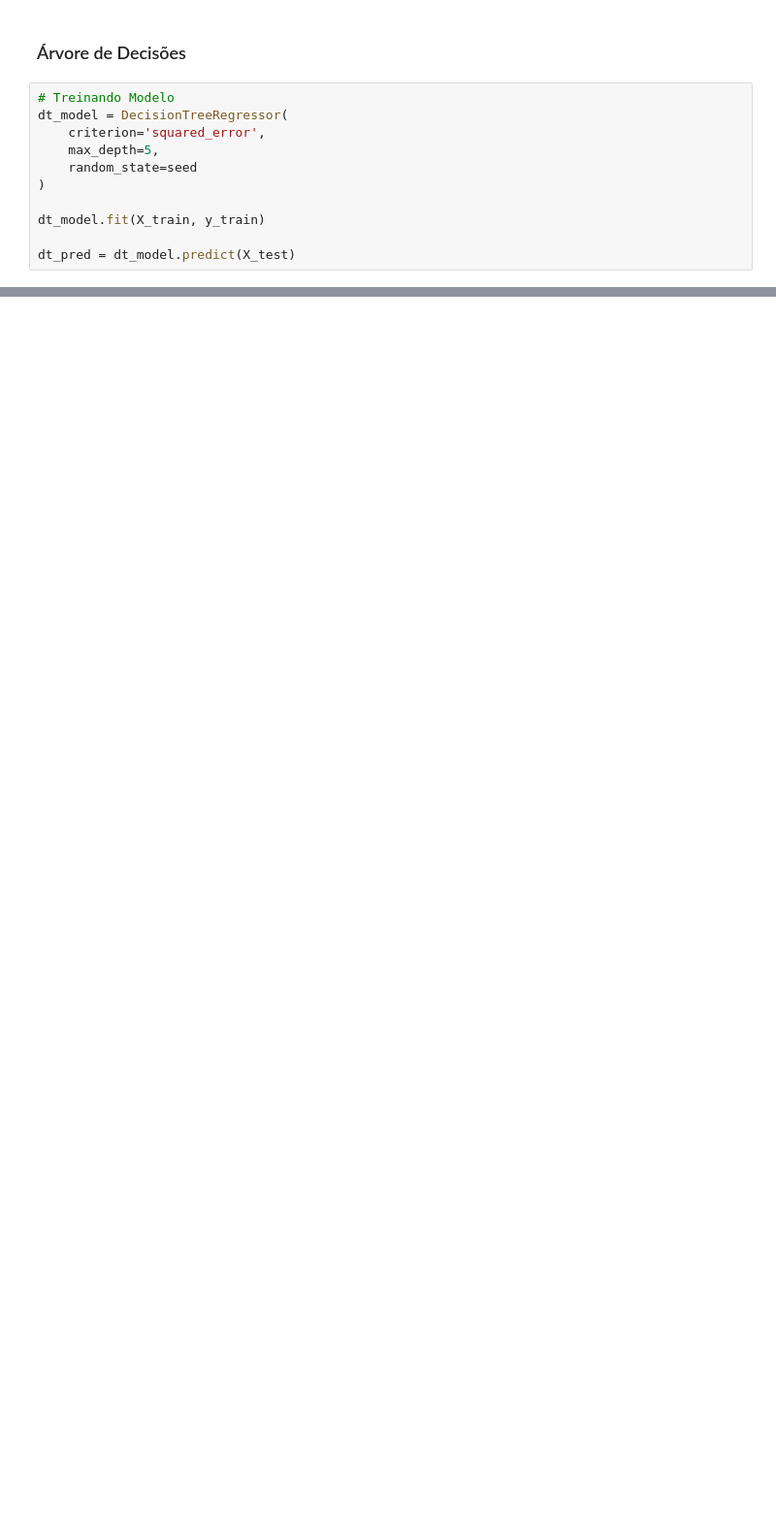
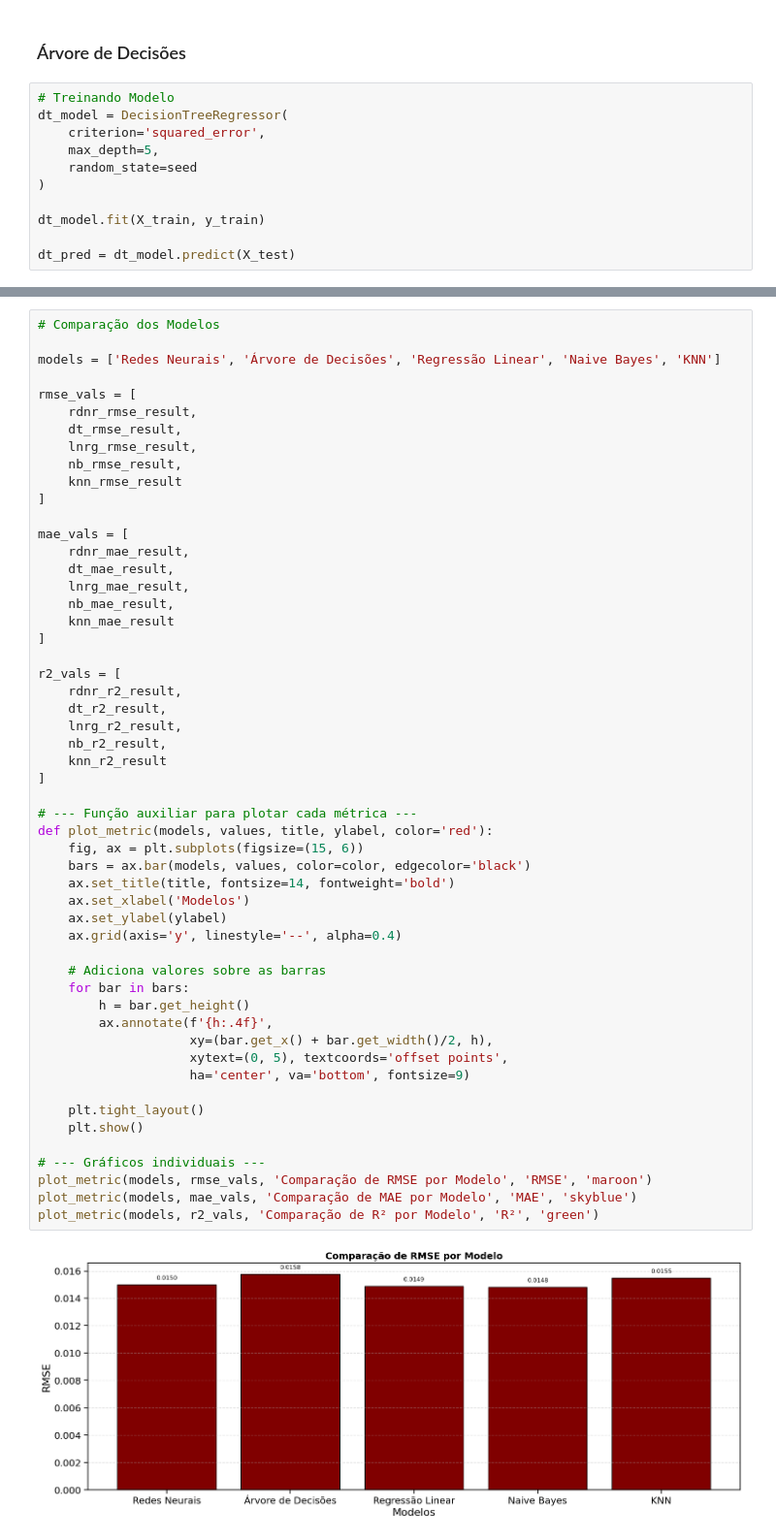
Before and after one commit to t-dlsantos/house-rent-regression-prediction, a Jupyter notebook: house-rent-regression.ipynb, the cells around one changed output, grey strips where cells are left out. Shown at 97% size. Drawn from its saved outputs; the diff is of its cells as text; blank space fills up the shorter version.

```diff
--- a/house-rent-regression.ipynb
+++ b/house-rent-regression.ipynb
@@ -689,0 +769,55 @@ R2: 0.6998
+# %%
+# Comparação dos Modelos
+
+models = ['Redes Neurais', 'Árvore de Decisões', 'Regressão Linear', 'Naive Bayes', 'KNN']
+
+rmse_vals = [
+    rdnr_rmse_result,
+    dt_rmse_result,
+    lnrg_rmse_result,
+    nb_rmse_result,
+    knn_rmse_result
+]
+
+mae_vals = [
+    rdnr_mae_result,
+    dt_mae_result,
+    lnrg_mae_result,
+    nb_mae_result,
+    knn_mae_result
+]
+
+r2_vals = [
+    rdnr_r2_result,
+    dt_r2_result,
+    lnrg_r2_result,
+    nb_r2_result,
+    knn_r2_result
+]
+
+# --- Função auxiliar para plotar cada métrica ---
+def plot_metric(models, values, title, ylabel, color='red'):
+    fig, ax = plt.subplots(figsize=(15, 6))
+    bars = ax.bar(models, values, color=color, edgecolor='black')
+    ax.set_title(title, fontsize=14, fontweight='bold')
+    ax.set_xlabel('Modelos')
+    ax.set_ylabel(ylabel)
+    ax.grid(axis='y', linestyle='--', alpha=0.4)
+
+    # Adiciona valores sobre as barras
+    for bar in bars:
+        h = bar.get_height()
+        ax.annotate(f'{h:.4f}',
+                    xy=(bar.get_x() + bar.get_width()/2, h),
+                    xytext=(0, 5), textcoords='offset points',
+                    ha='center', va='bottom', fontsize=9)
+
+    plt.tight_layout()
+    plt.show()
+
+# --- Gráficos individuais ---
+plot_metric(models, rmse_vals, 'Comparação de RMSE por Modelo', 'RMSE', 'maroon')
+plot_metric(models, mae_vals, 'Comparação de MAE por Modelo', 'MAE', 'skyblue')
+plot_metric(models, r2_vals, 'Comparação de R² por Modelo', 'R²', 'green')
+# %% [output]
+[figure, added]
```
Also changed, not shown: parts of 17 cells of this notebook.
